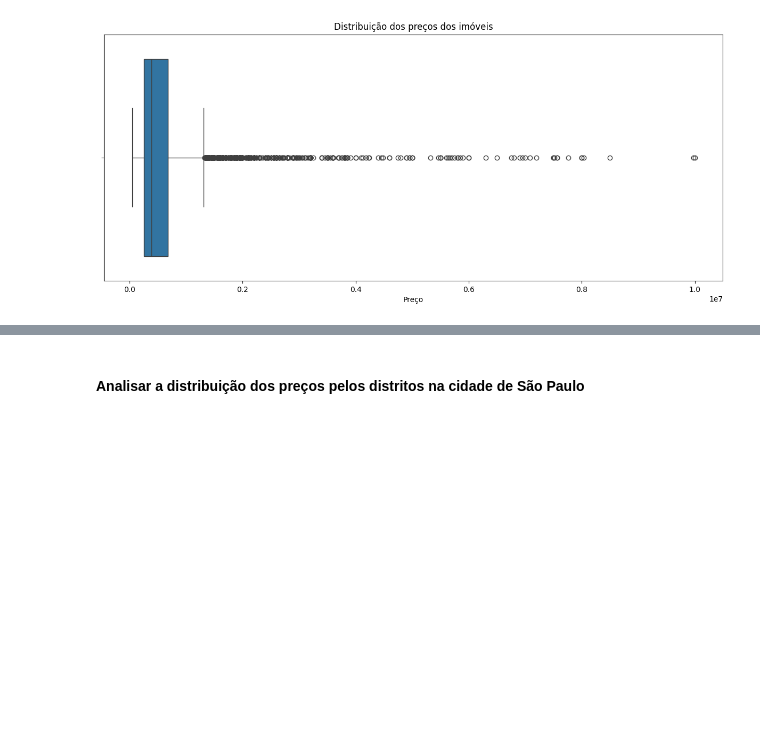
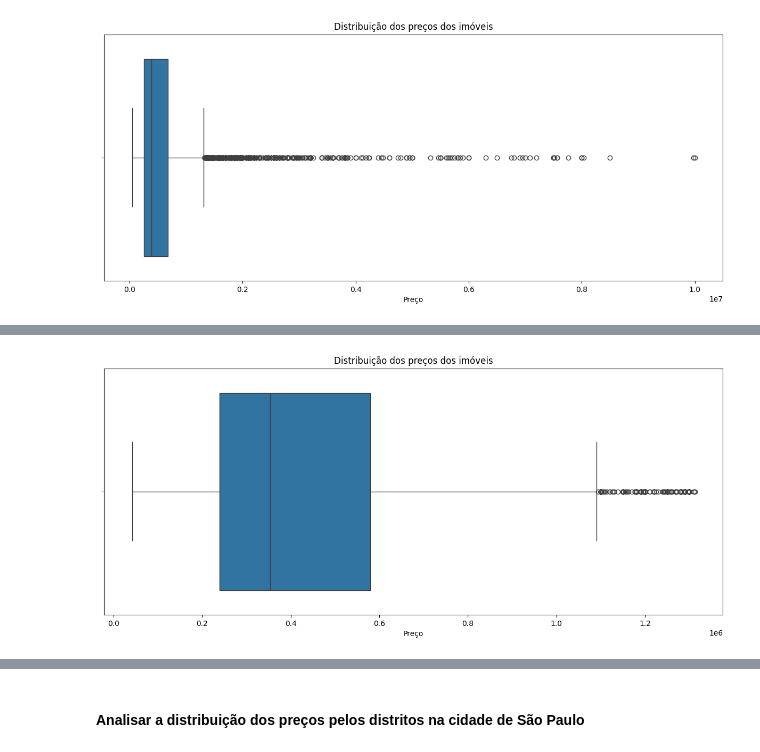
Before and after one commit to Victor-Amarante/previsao-imoveis-deepLearning, a Jupyter notebook: analise-mercado-imobiliario.ipynb, the cells around one changed output, grey strips where cells are left out. Drawn from its saved outputs; the diff is of its cells as text; code cells hidden in the pictures; blank space fills up the shorter version.

```diff
--- a/analise-mercado-imobiliario.ipynb
+++ b/analise-mercado-imobiliario.ipynb
@@ -197,0 +209,20 @@ plt.show()
+# %%
+# Calcular o primeiro e terceiro quartil
+Q1 = df["Price"].quantile(0.25)
+Q3 = df["Price"].quantile(0.75)
+IQR = Q3 - Q1
+
+# Definir limites para remoção de outliers
+limite_inferior = Q1 - 1.5 * IQR
+limite_superior = Q3 + 1.5 * IQR
+
+# Filtrar os dados removendo os outliers
+df = df[(df["Price"] >= limite_inferior) & (df["Price"] <= limite_superior)]
+
+plt.figure(figsize=(15,6))
+sns.boxplot(df['Price'], orient='h')
+plt.title('Distribuição dos preços dos imóveis')
+plt.xlabel('Preço')
+plt.show()
+# %% [output]
+[figure, added]
```
Also changed, not shown: parts of 31 cells of this notebook.
